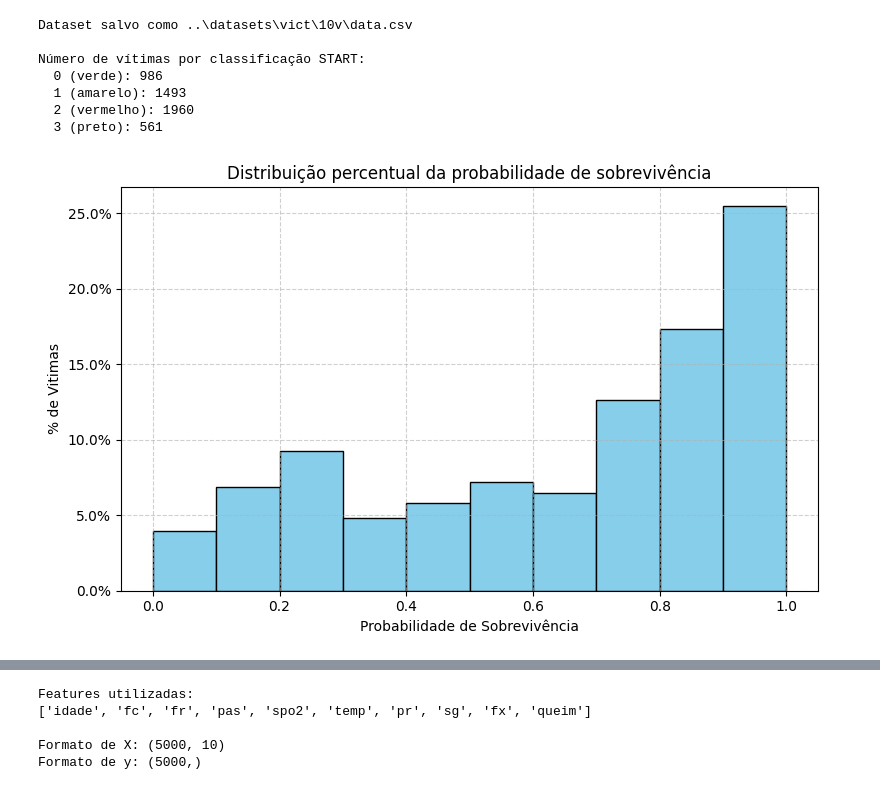
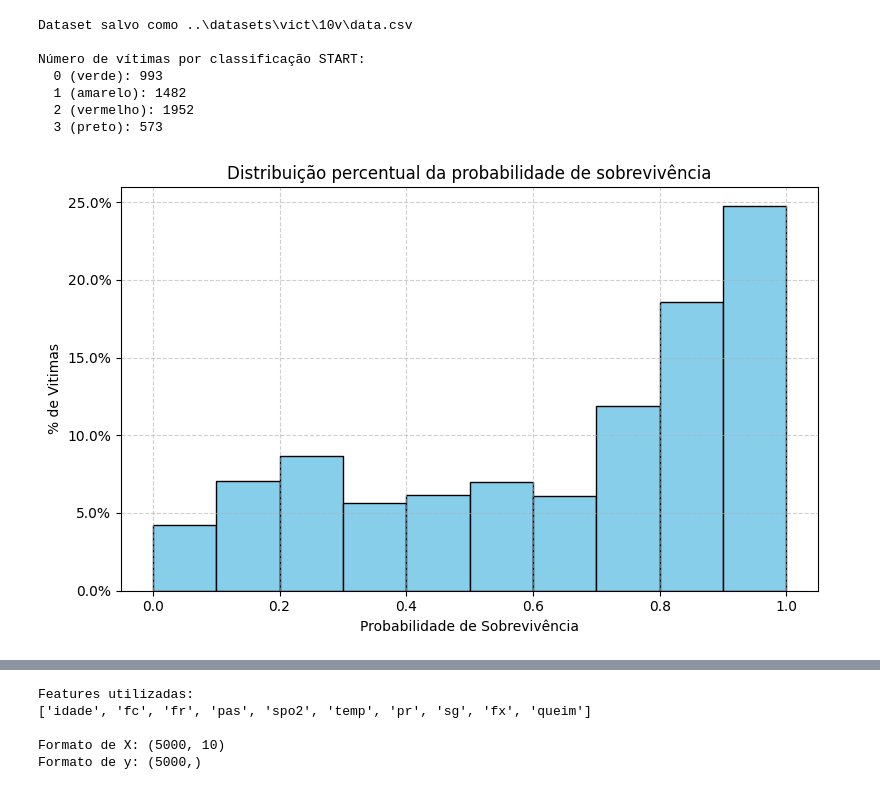
Before and after one commit to MatheusLoureiro2003/Classificao-Sistemas-Inteligentes, a Jupyter notebook: data_creation/Classificacao.ipynb, the cells around one changed output, grey strips where cells are left out. Cells and saved outputs as stored; diff of their text form; code cells hidden in the pictures.

```diff
--- a/data_creation/Classificacao.ipynb
+++ b/data_creation/Classificacao.ipynb
@@ -15,39 +15,39 @@ from sklearn.pipeline import Pipeline
 # %%
 from collections import Counter
 import sys
 import os
 
 sys.path.append(os.path.abspath("data_creation"))
 from gerar_dados_vitimas import gerar_dataset_vitimas
 
 
 # Parâmetros do dataset (fixos para o trabalho)
 N_VITIMAS = 5000
 MEDIA_IDADE = 45
-DESVIO_IDADE = 5
+DESVIO_IDADE = 7
 TIPO_ACIDENTE = "aereo"
-NIVEL_RUIDO = 0.05
+NIVEL_RUIDO = 0.07
 SEED_TREINO = 50
 SEED_TESTE = 89
 
 # Dataset de treino/validação
 df_treino_val = gerar_dataset_vitimas(
     n_vitimas=N_VITIMAS,
     media_idade=MEDIA_IDADE,
     desvio_idade=DESVIO_IDADE,
     tipo_acidente=TIPO_ACIDENTE,
     nivel_ruido=NIVEL_RUIDO,
     seed=SEED_TREINO
 )
 # %% [output]
 Dataset salvo como ..\datasets\vict\10v\data.csv
 
 Número de vítimas por classificação START:
-  0 (verde): 986
-  1 (amarelo): 1493
-  2 (vermelho): 1960
-  3 (preto): 561
+  0 (verde): 993
+  1 (amarelo): 1482
+  2 (vermelho): 1952
+  3 (preto): 573
-[figure, old version]
+[figure, new version]
 # %%
 print("Formato do dataset:", df_treino_val.shape)
 
```
Also changed, not shown: parts of 13 cells of this notebook, 1 other file.
